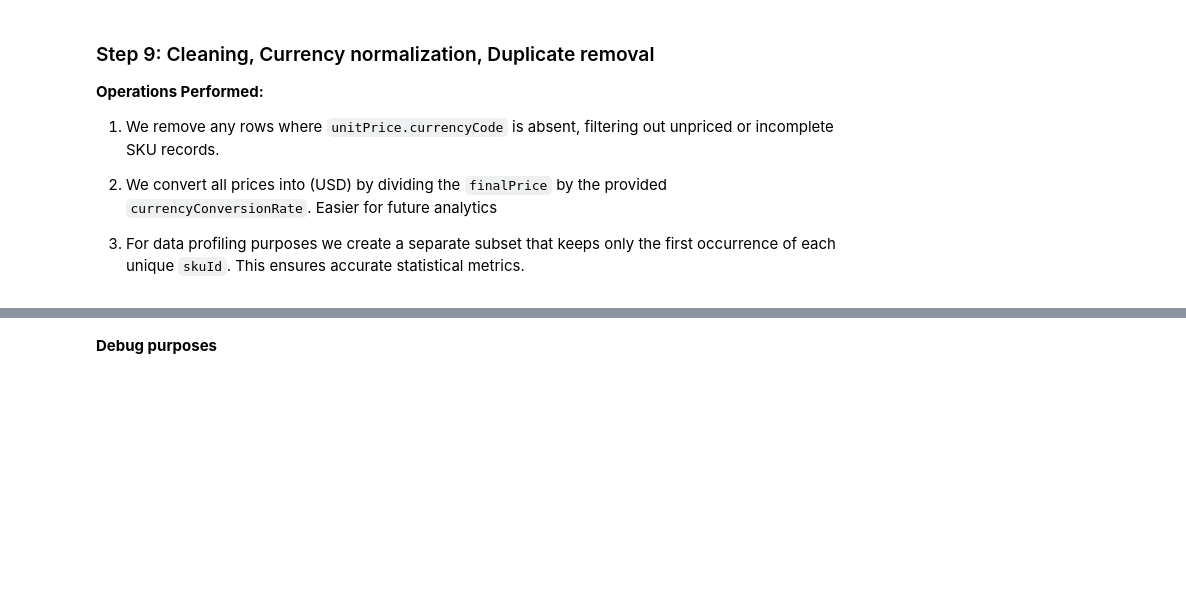
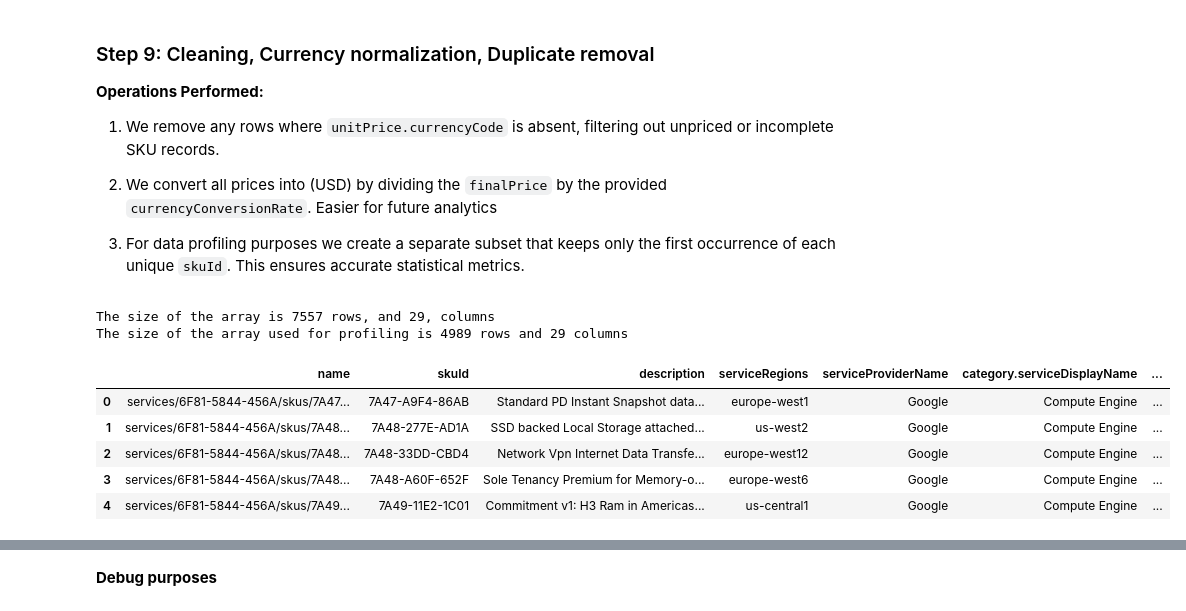
Before and after one commit to PanosVaritis/Pricing-ops-api, a Jupyter notebook: notebooks/google_eda.ipynb, the cells around one changed output, grey strips where cells are left out. Drawn from its saved outputs; the diff is of its cells as text; code cells hidden in the pictures; blank space fills up the shorter version.

```diff
--- a/notebooks/google_eda.ipynb
+++ b/notebooks/google_eda.ipynb
@@ -31,7 +33,7 @@ Cloud_SQL : 4 pages, produces 29 columns
 Networking: 1 page, 1600 services, 2800 non unique, produces 29 columns
 
 """
-object_name = "Cloud_SQL/page_4.json"
+object_name = "Compute_Engine/page_4.json"
 
 try:
     response = client.get_object(config.PROVIDERS.get("google").get("bucket"), object_name=object_name)
@@ -202,18 +308,28 @@ eur_rows_df.head()
 # %%
 #Throw duplicates, throw records with Nan in currencycode, new column with usd final price
 
 df_clean_no_nan = df_final_flat.dropna(subset=['unitPrice.currencyCode']).copy() #If the value is nan in this column drop (If the product has no currency registered its problematic)
 
 #Currency normalization
 rate = df_clean_no_nan['currencyConversionRate'].astype(float)
 
 #This is our clean array so far
 df_clean_no_nan['final_price_usd'] = df_clean_no_nan['finalPrice'].astype(float) / rate
 
 #Only for profiling tool drop all duplicates
 df_for_profiling = df_clean_no_nan.drop_duplicates(subset=['skuId'])
 
 print(f"The size of the array is {df_clean_no_nan.shape[0]} rows, and {df_clean_no_nan.shape[1]}, columns")
 print (f"The size of the array used for profiling is {df_for_profiling.shape[0]} rows and {df_for_profiling.shape[1]} columns")
-df_clean_no_nan.head()
+df_clean_no_nan.head(5)
+
 # print(df_for_profiling.shape[0])
+# %% [output]
+The size of the array is 7557 rows, and 29, columns
+The size of the array used for profiling is 4989 rows and 29 columns
+|  | name | skuId | description | serviceRegions | serviceProviderName | category.serviceDisplayName | ... |
+| 0 | services/6F81-5844-456A/skus/7A47... | 7A47-A9F4-86AB | Standard PD Instant Snapshot data... | europe-west1 | Google | Compute Engine | ... |
+| 1 | services/6F81-5844-456A/skus/7A48... | 7A48-277E-AD1A | SSD backed Local Storage attached... | us-west2 | Google | Compute Engine | ... |
+| 2 | services/6F81-5844-456A/skus/7A48... | 7A48-33DD-CBD4 | Network Vpn Internet Data Transfe... | europe-west12 | Google | Compute Engine | ... |
+| 3 | services/6F81-5844-456A/skus/7A48... | 7A48-A60F-652F | Sole Tenancy Premium for Memory-o... | europe-west6 | Google | Compute Engine | ... |
+| 4 | services/6F81-5844-456A/skus/7A49... | 7A49-11E2-1C01 | Commitment v1: H3 Ram in Americas... | us-central1 | Google | Compute Engine | ... |
```
Also changed, not shown: parts of 18 cells of this notebook, 1 other file.
